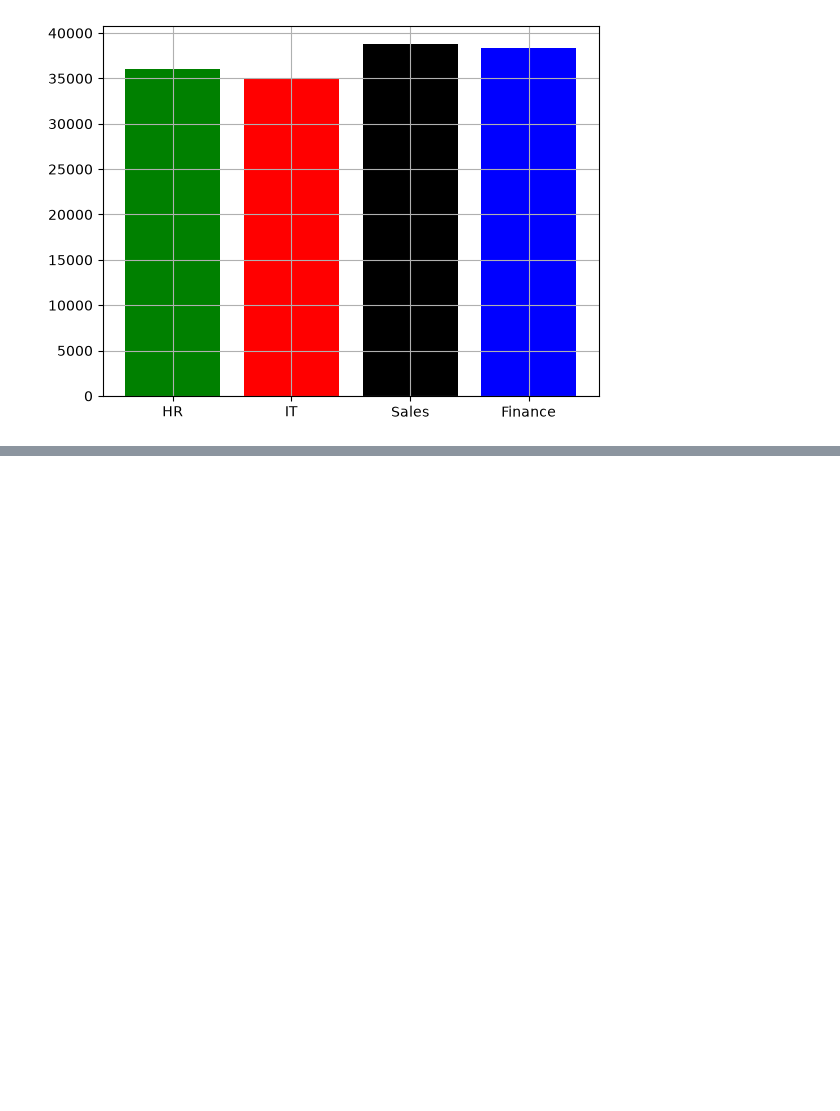
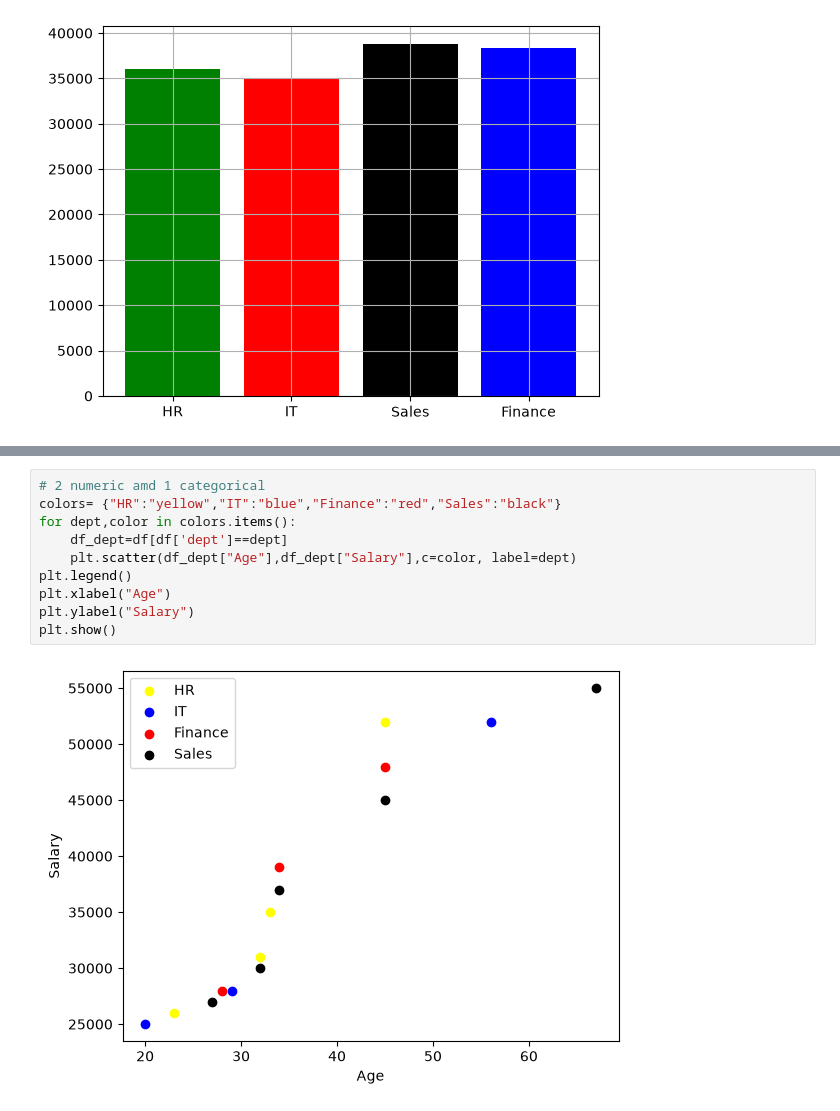
Before and after one commit to anojpradhan/learningDS, a Jupyter notebook: matplotlib.ipynb, the cells around one changed output, grey strips where cells are left out. Drawn from its saved outputs; the diff is of its cells as text; blank space fills up the shorter version.

```diff
--- a/matplotlib.ipynb
+++ b/matplotlib.ipynb
@@ -180,0 +216,12 @@ plt.show()
+# %%
+# 2 numeric amd 1 categorical
+colors= {"HR":"yellow","IT":"blue","Finance":"red","Sales":"black"}
+for dept,color in colors.items():
+    df_dept=df[df['dept']==dept]
+    plt.scatter(df_dept["Age"],df_dept["Salary"],c=color, label=dept)
+plt.legend()
+plt.xlabel("Age")
+plt.ylabel("Salary")
+plt.show()
+# %% [output]
+[figure, added]
```
Also changed, not shown: parts of 6 cells of this notebook.
